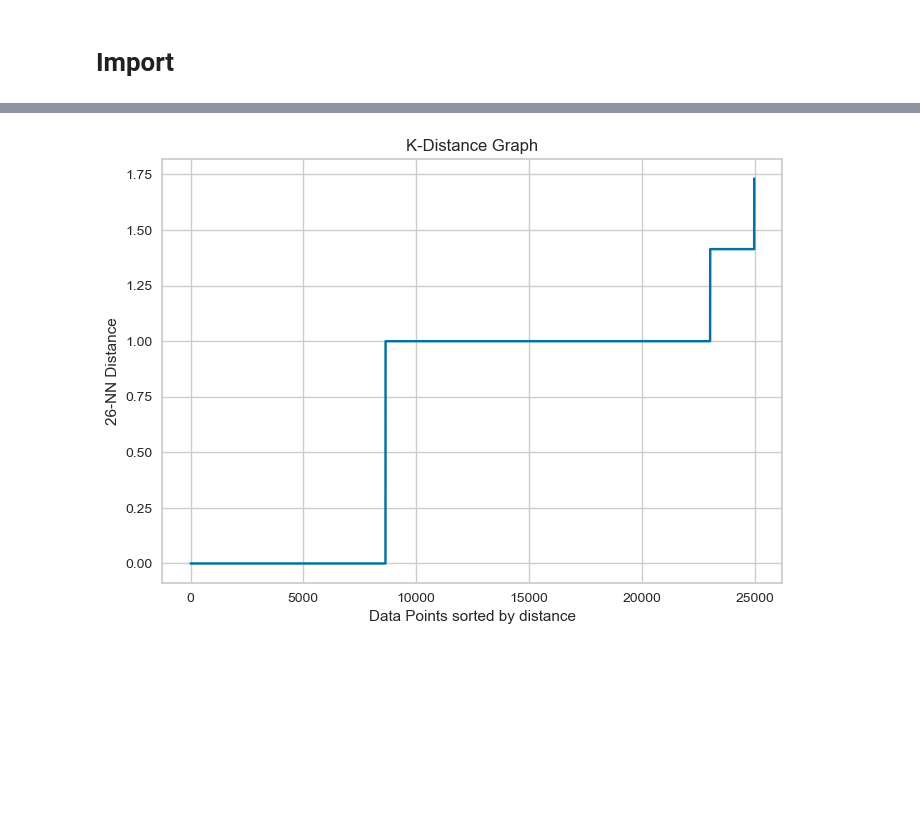
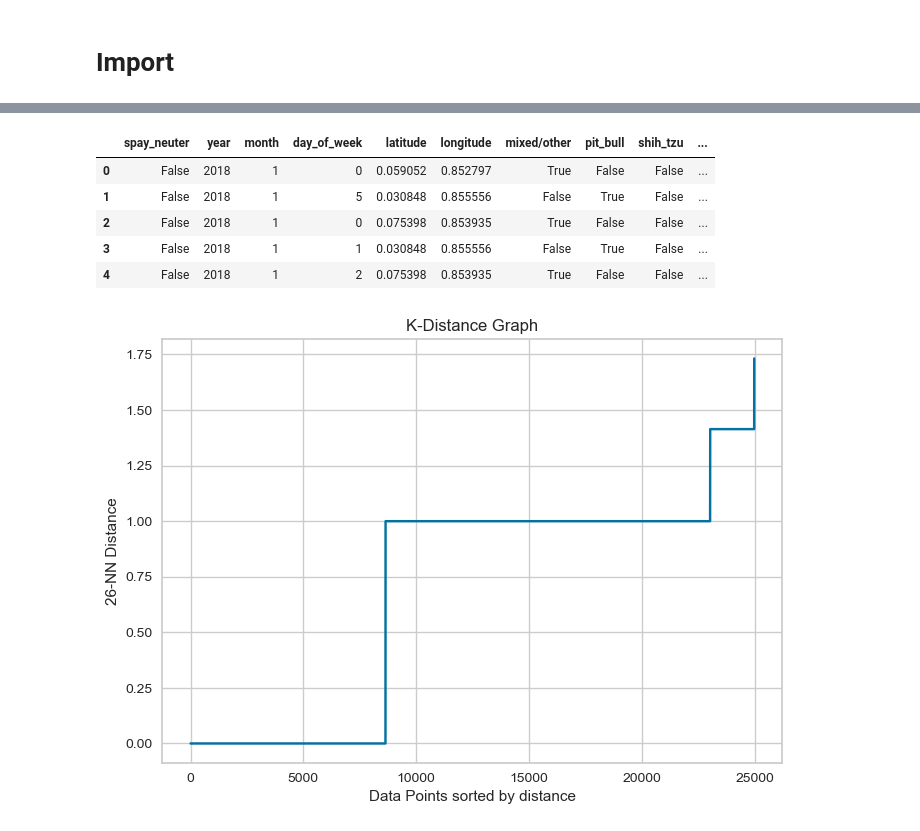
Before and after one commit to Pawmsdayl/hey-im-walking-my-dog-here, a Jupyter notebook: notebooks/2_clustering.ipynb, the cells around one changed output, grey strips where cells are left out. Cells and saved outputs as stored; diff of their text form; code cells hidden in the pictures; blank space fills up the shorter version.

```diff
--- a/notebooks/2_clustering.ipynb
+++ b/notebooks/2_clustering.ipynb
@@ -181,3 +112,17 @@ data_minimized.head()
+# %%
+# normalize latitude and longitude using min-max scaling
+scaler = MinMaxScaler()
+wrangled[['latitude', 'longitude']] = scaler.fit_transform(wrangled[['latitude', 'longitude']])
+
+# display
+wrangled.head()
+# %% [output]
+|  | spay_neuter | year | month | day_of_week | latitude | longitude | mixed/other | pit_bull | shih_tzu | ... |
+| 0 | False | 2018 | 1 | 0 | 0.059052 | 0.852797 | True | False | False | ... |
+| 1 | False | 2018 | 1 | 5 | 0.030848 | 0.855556 | False | True | False | ... |
+| 2 | False | 2018 | 1 | 0 | 0.075398 | 0.853935 | True | False | False | ... |
+| 3 | False | 2018 | 1 | 1 | 0.030848 | 0.855556 | False | True | False | ... |
+| 4 | False | 2018 | 1 | 2 | 0.075398 | 0.853935 | True | False | False | ... |
 # %%
 minPts = 2 * data_minimized.shape[1]
 
```
Also changed, not shown: parts of 8 cells of this notebook.
